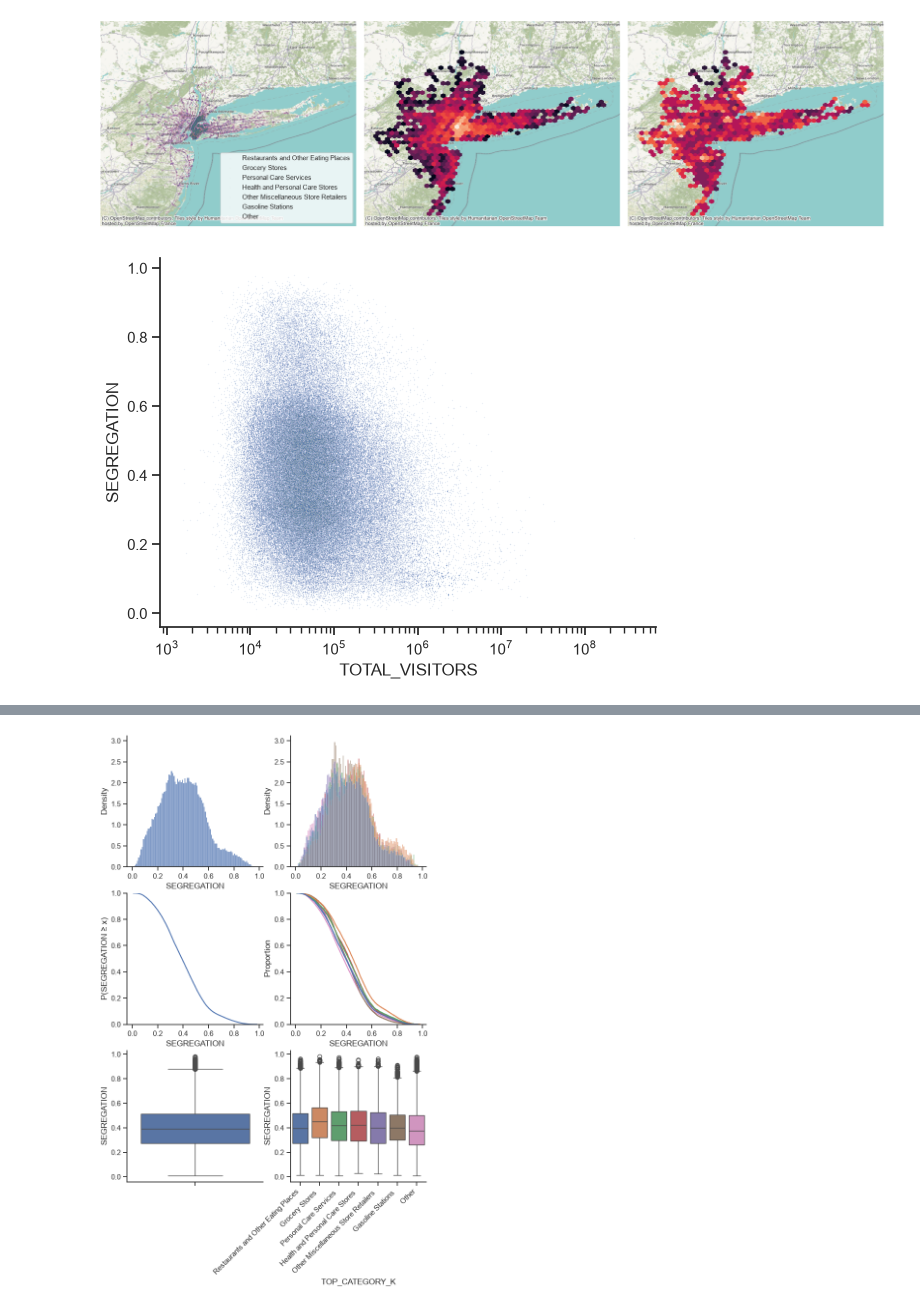
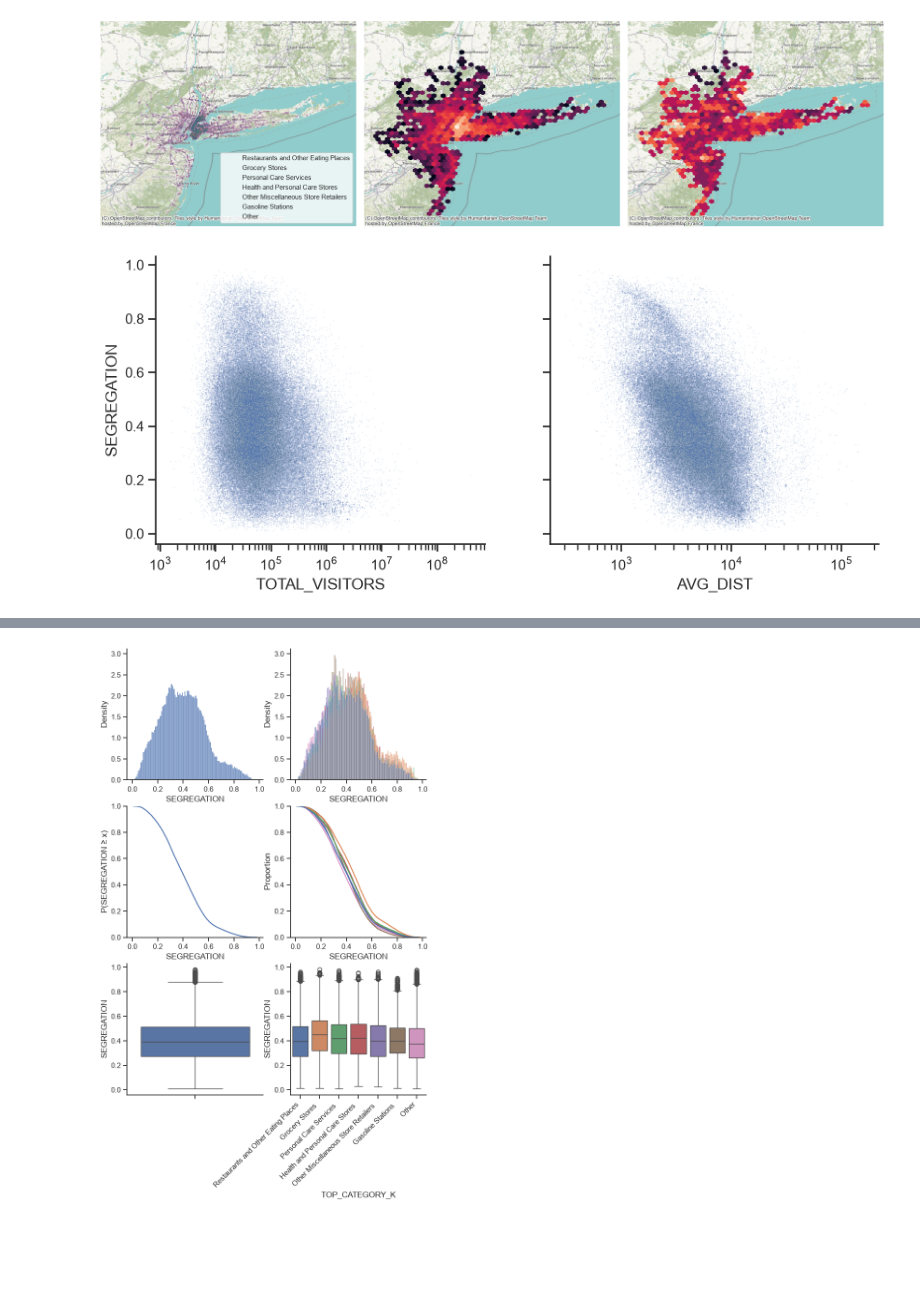
Before and after one commit to marcus-friis/weekly-patterns-plus-exploration, a Jupyter notebook: notebooks/new-york-poi-segregation.ipynb, the cells around one changed output, grey strips where cells are left out. Drawn from its saved outputs; the diff is of its cells as text; code cells hidden in the pictures; blank space fills up the shorter version.

Commit message:
avg dist

```diff
--- a/notebooks/new-york-poi-segregation.ipynb
+++ b/notebooks/new-york-poi-segregation.ipynb
@@ -121,17 +121,33 @@ query = """
     SELECT
         v.ID_STORE, INCOME_GROUP,
         SUM(VISITOR_COUNTS) AS TOTAL_VISITORS,
-        COUNT(*) AS NUM_WEEKS
-    FROM block_group_visits v
+        COUNT(*) AS NUM_WEEKS,
+        SUM(DIST * VISITOR_COUNTS) / SUM(VISITOR_COUNTS) AS AVG_DIST
+    FROM block_group_visits_enhanced v
     JOIN bg ON v.HOME_GEOID = bg.GEOID
     WHERE v.ID_STORE IN (SELECT ID_STORE FROM filtered_pois)
     GROUP BY v.ID_STORE, INCOME_GROUP
 """
 poi_group_visits = con.sql(query).pl()
+poi_dist = (
+    poi_group_visits
+        .group_by("ID_STORE")
+        .agg(
+            (
+                (pl.col("AVG_DIST") * pl.col("TOTAL_VISITORS")).sum()
+                / pl.col("TOTAL_VISITORS").sum()
+            ).alias("AVG_DIST")
+        )
+)
 poi_visits = (
     poi_group_visits
         .sort("INCOME_GROUP")
-        .pivot("INCOME_GROUP", index="ID_STORE", column_naming="combine")
+        .pivot(
+            "INCOME_GROUP",
+            index="ID_STORE",
+            values=["TOTAL_VISITORS"],
+            column_naming="combine",
+        )
         .fill_null(0)
         .with_columns(
             pl.sum_horizontal(pl.selectors.starts_with("TOTAL_VISITORS_")).alias("TOTAL_VISITORS")
@@ -150,6 +166,7 @@ poi_visits = (
             ).alias("SEGREGATION")
         )
         .filter(pl.col("TOTAL_VISITORS") > 0)
+        .join(poi_dist, on="ID_STORE", how="left")
 )
 poi_visits.head()
 # %% [output]
@@ -282,40 +300,50 @@ fig.tight_layout()
 # %% [output]
 [figure]
 # %%
-fig, ax = plt.subplots()
+fig, (ax1, ax2) = plt.subplots(1, 2, sharey=True, figsize=(10,4))
 
 sns.scatterplot(
     pois.to_pandas(),
     x="TOTAL_VISITORS",
     y="SEGREGATION",
     alpha=.1,
     s=1,
-    ax=ax
+    ax=ax1
+)
+
+sns.scatterplot(
+    pois.to_pandas(),
+    x="AVG_DIST",
+    y="SEGREGATION",
+    alpha=.1,
+    s=1,
+    ax=ax2
 )
 
 fit_data = pois.select(pl.col("TOTAL_VISITORS").cast(pl.Int32), "SEGREGATION").drop_nulls()
 X = sm.add_constant(np.log10(fit_data["TOTAL_VISITORS"]))
 model = sm.OLS(fit_data["SEGREGATION"], X).fit()
 x_pred = np.geomspace(
     fit_data["TOTAL_VISITORS"].min(),
     fit_data["TOTAL_VISITORS"].max(),
     200,
 )
 y_pred = model.predict(
     sm.add_constant(np.log10(x_pred))
 )
-#ax.plot(
+#ax1.plot(
 #    x_pred,
 #    y_pred,
 #    color="tab:red",
 #    linewidth=2,
 #    label=f"OLS ($R^2$ = {model.rsquared:.3f})",
 #)
 
 mean_seg = pois["SEGREGATION"].mean()
-ax.set_xscale("log")
-# ax.axhline(mean_seg, color="black", ls="--")
+ax1.set_xscale("log")
+ax2.set_xscale("log")
+# ax1.axhline(mean_seg, color="black", ls="--")
 sns.despine()
 # %% [output]
-[figure, old version]
+[figure, new version]
 # %%
```
Also changed, not shown: parts of 4 cells of this notebook.
